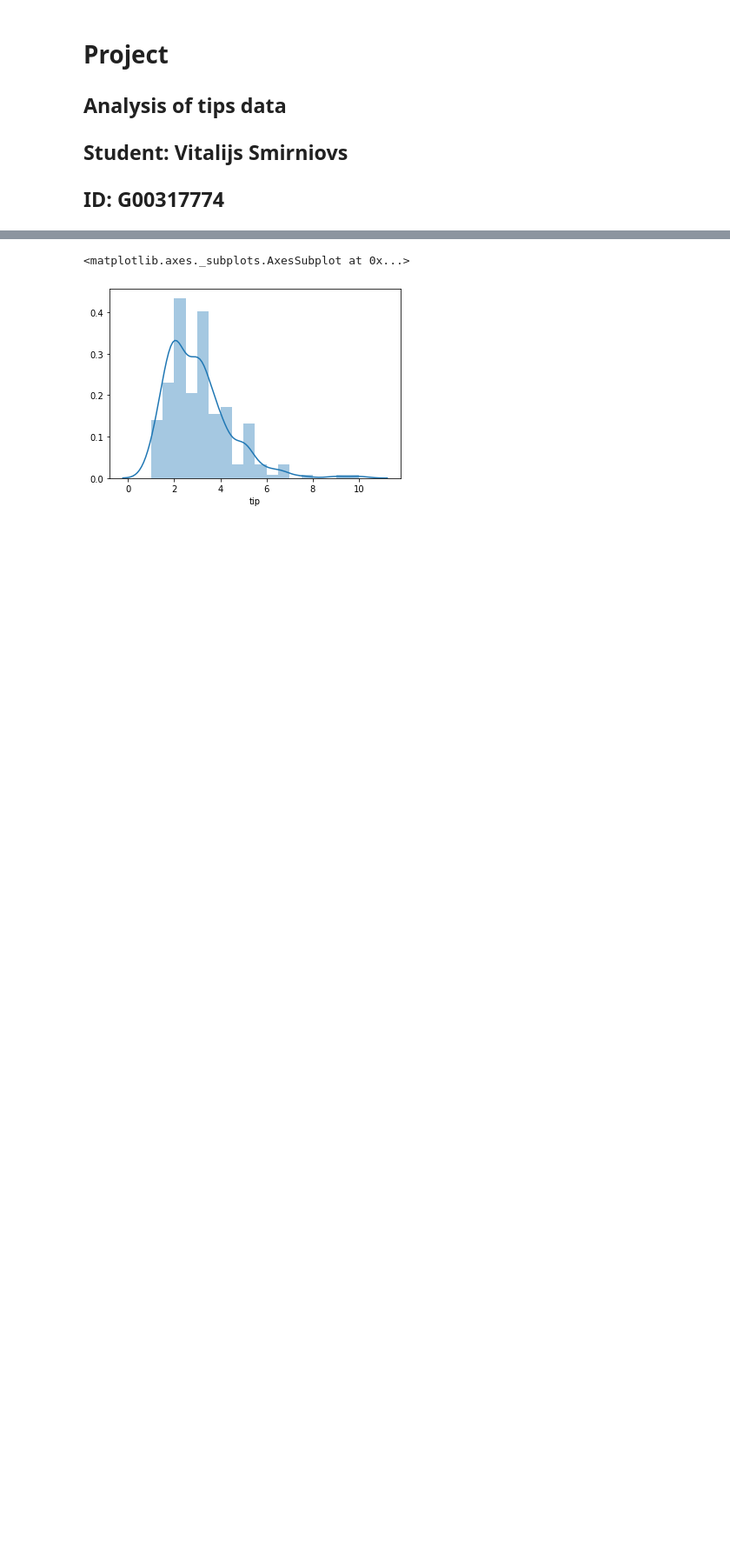
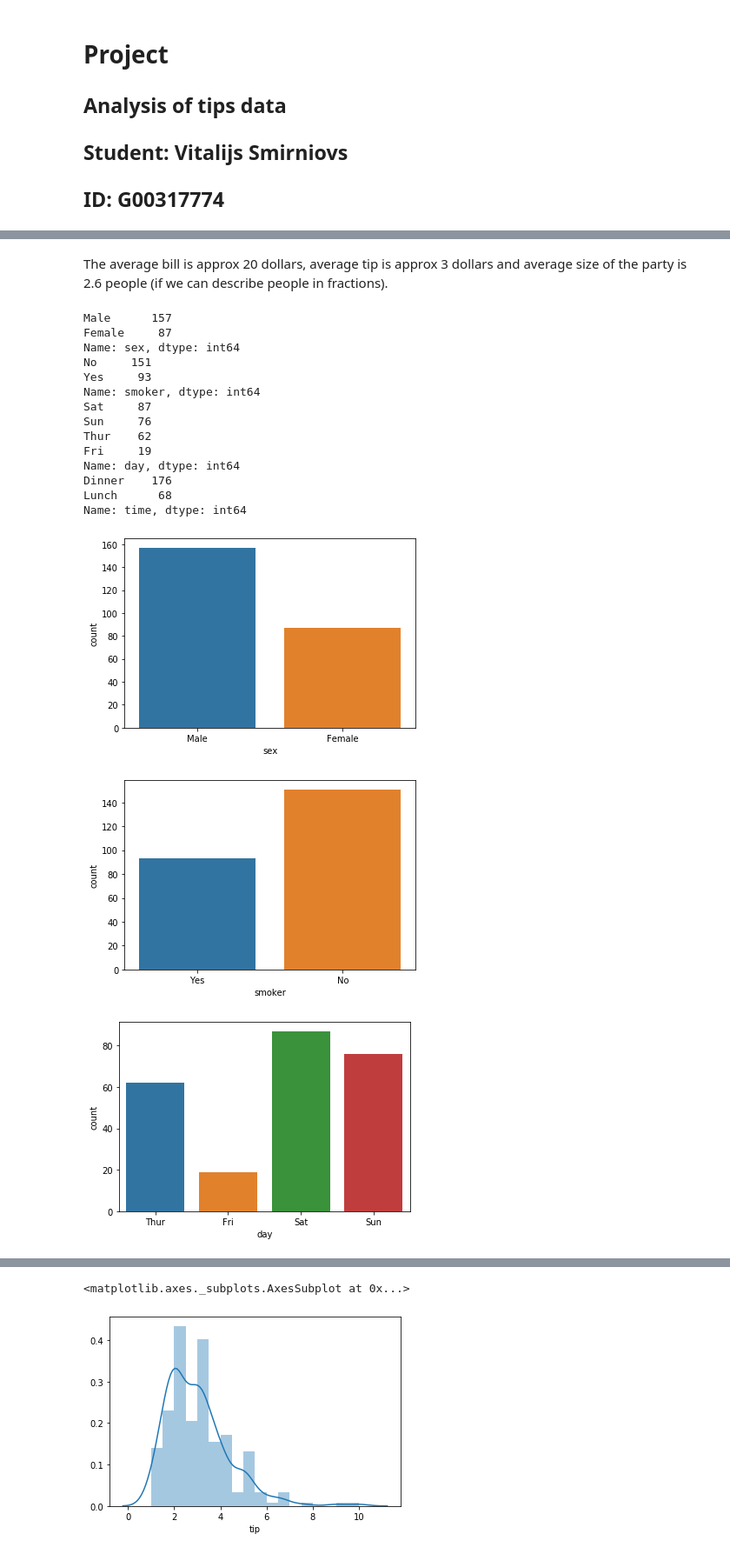
Before and after one commit to Vitalismirnov/-my_fundamentals_of_data_analysis, a Jupyter notebook: Project_VitalijsSmirnovs.ipynb, the cells around one changed output, grey strips where cells are left out. Shown: that part at 87% size. Cells and saved outputs as stored; diff of their text form; code cells hidden in the pictures; blank space fills up the shorter version.

```diff
--- a/Project_VitalijsSmirnovs.ipynb
+++ b/Project_VitalijsSmirnovs.ipynb
@@ -124,0 +53,35 @@ grsex.mean()
+# %% [markdown]
+The average bill is approx 20 dollars, average tip is approx 3 dollars and average size of the party is 2.6 people (if we can describe people in fractions).
+# %%
+# print frequencis for categorical vars
+print(df['sex'].value_counts())
+print(df['smoker'].value_counts())
+print(df['day'].value_counts())
+print(df['time'].value_counts())
+# visualise
+sns.countplot(x='sex', data=df)
+plt.show()
+sns.countplot(x='smoker', data=df)
+plt.show()
+sns.countplot(x='day', data=df)
+plt.show()
+sns.countplot(x='time', data=df)
+plt.show()
+# %% [output]
+Male      157
+Female     87
+Name: sex, dtype: int64
+No     151
+Yes     93
+Name: smoker, dtype: int64
+Sat     87
+Sun     76
+Thur    62
+Fri     19
+Name: day, dtype: int64
+Dinner    176
+Lunch      68
+Name: time, dtype: int64
+[figure, added]
+[figure, added]
+[figure, added]
```
Also changed, not shown: parts of 29 cells of this notebook.
